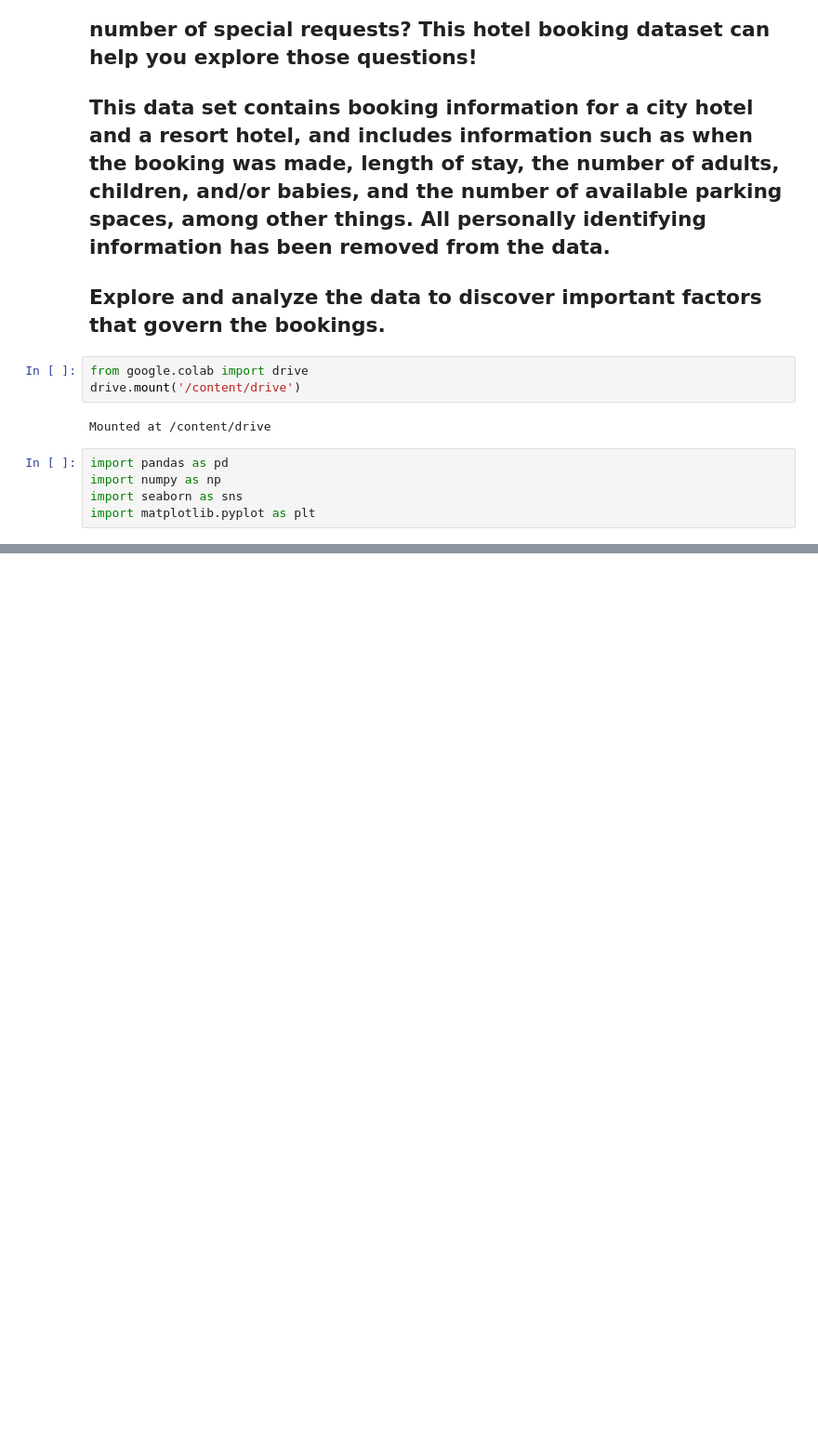
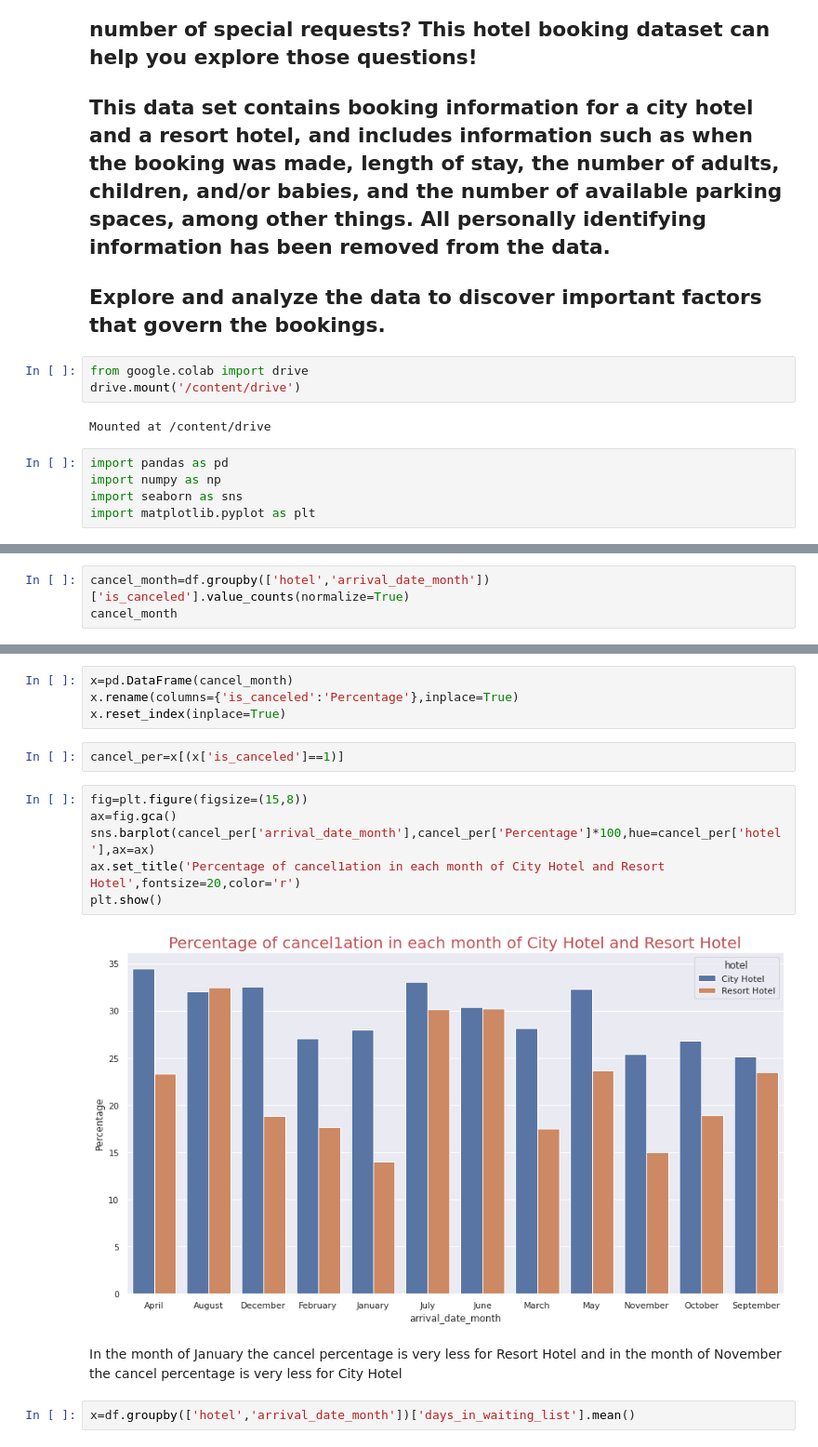
Before and after one commit to SUSOVAN-061/EDA-HOTEL-BOOKING, a Jupyter notebook: Final_Hotel_Booking_Analysis_Capstone_Project.ipynb, the cells around one changed output, grey strips where cells are left out. Shown at 93% size. Saved outputs shown, nothing was run; the diff lists cells and outputs as text; blank space fills up the shorter version.

```diff
--- a/Final_Hotel_Booking_Analysis_Capstone_Project.ipynb
+++ b/Final_Hotel_Booking_Analysis_Capstone_Project.ipynb
@@ -18,0 +288,3 @@ import matplotlib.pyplot as plt
+# %%
+cancel_month=df.groupby(['hotel','arrival_date_month'])['is_canceled'].value_counts(normalize=True)
+cancel_month
@@ -18,0 +309,18 @@ import matplotlib.pyplot as plt
+# %%
+x=pd.DataFrame(cancel_month)
+x.rename(columns={'is_canceled':'Percentage'},inplace=True)
+x.reset_index(inplace=True)
+# %%
+cancel_per=x[(x['is_canceled']==1)]
+# %%
+fig=plt.figure(figsize=(15,8))
+ax=fig.gca()
+sns.barplot(cancel_per['arrival_date_month'],cancel_per['Percentage']*100,hue=cancel_per['hotel'],ax=ax)
+ax.set_title('Percentage of cancel1ation in each month of City Hotel and Resort Hotel',fontsize=20,color='r')
+plt.show()
+# %% [output]
+[figure, added]
+# %% [markdown]
+In the month of January the cancel percentage is very less for Resort Hotel and in the month of November the cancel percentage is very less for City Hotel
+# %%
+x=df.groupby(['hotel','arrival_date_month'])['days_in_waiting_list'].mean()
```
Also changed, not shown: parts of 107 cells of this notebook.
